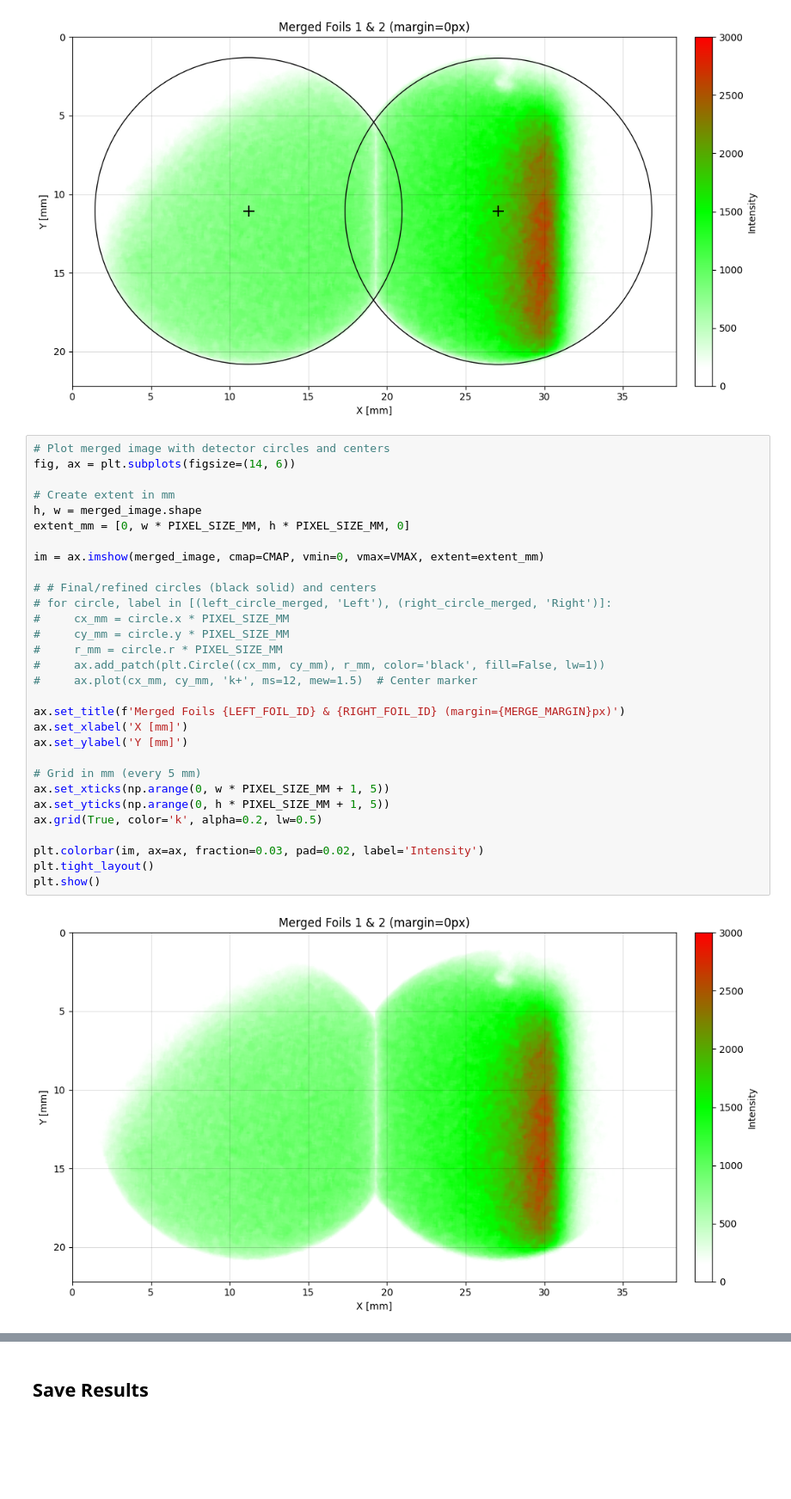
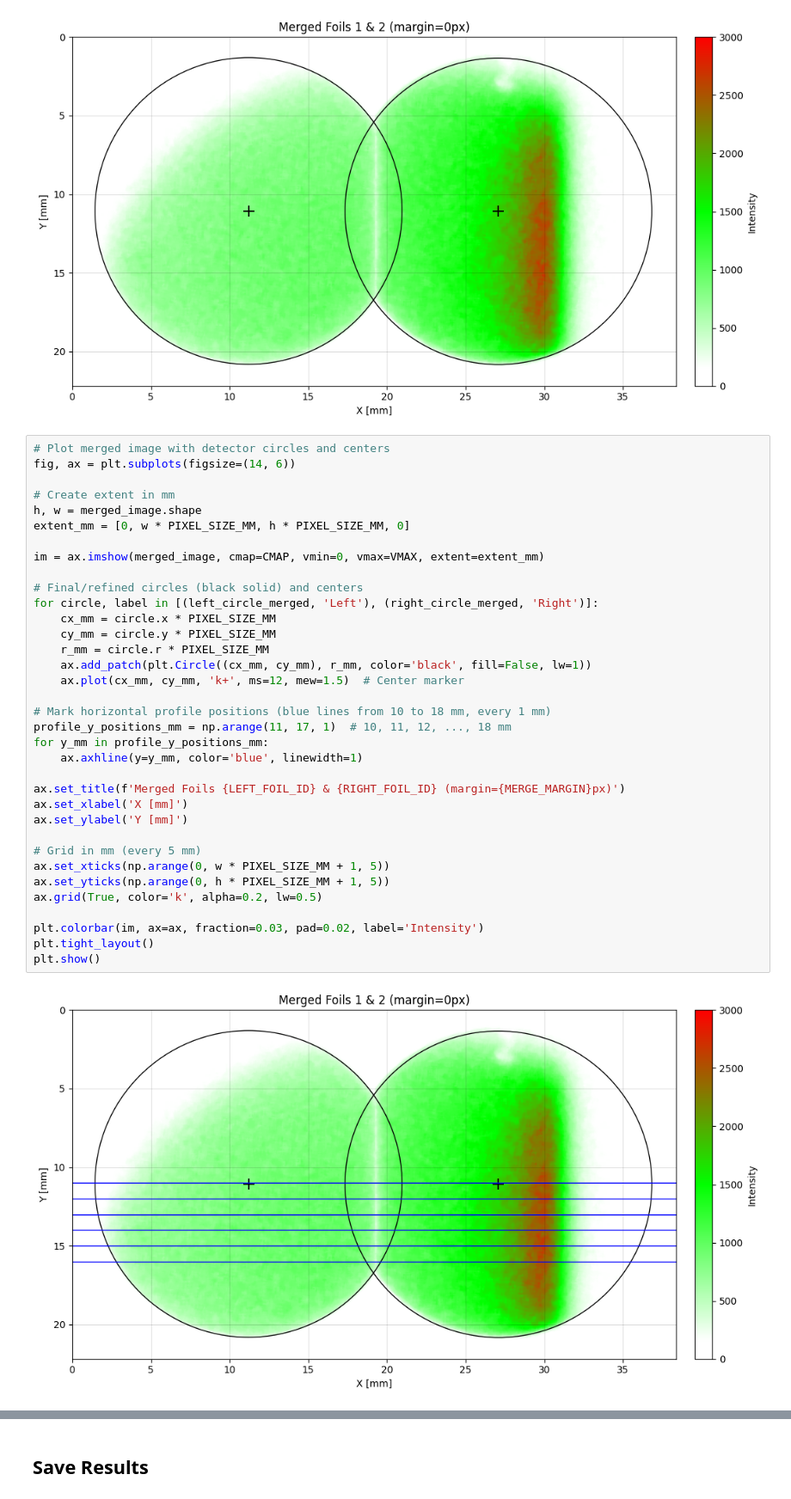
Before and after one commit to grzanka/osl_mb_foils, a Jupyter notebook: notebooks/pub_something_2026/mbo_foils/0.2-match-aic144.ipynb, the cells around one changed output, grey strips where cells are left out. Shown at 86% size. Saved outputs shown, nothing was run; the diff lists cells and outputs as text; blank space fills up the shorter version.

```diff
--- a/notebooks/pub_something_2026/mbo_foils/0.2-match-aic144.ipynb
+++ b/notebooks/pub_something_2026/mbo_foils/0.2-match-aic144.ipynb
@@ -582,35 +582,40 @@ plt.show()
 # %%
 # Plot merged image with detector circles and centers
 fig, ax = plt.subplots(figsize=(14, 6))
 
 # Create extent in mm
 h, w = merged_image.shape
 extent_mm = [0, w * PIXEL_SIZE_MM, h * PIXEL_SIZE_MM, 0]
 
 im = ax.imshow(merged_image, cmap=CMAP, vmin=0, vmax=VMAX, extent=extent_mm)
 
-# # Final/refined circles (black solid) and centers
-# for circle, label in [(left_circle_merged, 'Left'), (right_circle_merged, 'Right')]:
-#     cx_mm = circle.x * PIXEL_SIZE_MM
-#     cy_mm = circle.y * PIXEL_SIZE_MM
-#     r_mm = circle.r * PIXEL_SIZE_MM
-#     ax.add_patch(plt.Circle((cx_mm, cy_mm), r_mm, color='black', fill=False, lw=1))
-#     ax.plot(cx_mm, cy_mm, 'k+', ms=12, mew=1.5)  # Center marker
+# Final/refined circles (black solid) and centers
+for circle, label in [(left_circle_merged, 'Left'), (right_circle_merged, 'Right')]:
+    cx_mm = circle.x * PIXEL_SIZE_MM
+    cy_mm = circle.y * PIXEL_SIZE_MM
+    r_mm = circle.r * PIXEL_SIZE_MM
+    ax.add_patch(plt.Circle((cx_mm, cy_mm), r_mm, color='black', fill=False, lw=1))
+    ax.plot(cx_mm, cy_mm, 'k+', ms=12, mew=1.5)  # Center marker
+
+# Mark horizontal profile positions (blue lines from 10 to 18 mm, every 1 mm)
+profile_y_positions_mm = np.arange(11, 17, 1)  # 10, 11, 12, ..., 18 mm
+for y_mm in profile_y_positions_mm:
+    ax.axhline(y=y_mm, color='blue', linewidth=1)
 
 ax.set_title(f'Merged Foils {LEFT_FOIL_ID} & {RIGHT_FOIL_ID} (margin={MERGE_MARGIN}px)')
 ax.set_xlabel('X [mm]')
 ax.set_ylabel('Y [mm]')
 
 # Grid in mm (every 5 mm)
 ax.set_xticks(np.arange(0, w * PIXEL_SIZE_MM + 1, 5))
 ax.set_yticks(np.arange(0, h * PIXEL_SIZE_MM + 1, 5))
 ax.grid(True, color='k', alpha=0.2, lw=0.5)
 
 plt.colorbar(im, ax=ax, fraction=0.03, pad=0.02, label='Intensity')
 plt.tight_layout()
 plt.show()
 # %% [output]
-[figure, old version]
+[figure, new version]
 # %%
 # Horizontal profiles at different y positions
 fig, ax = plt.subplots(figsize=(14, 6))
```
Also changed, not shown: parts of 8 cells of this notebook, 3 other files.
